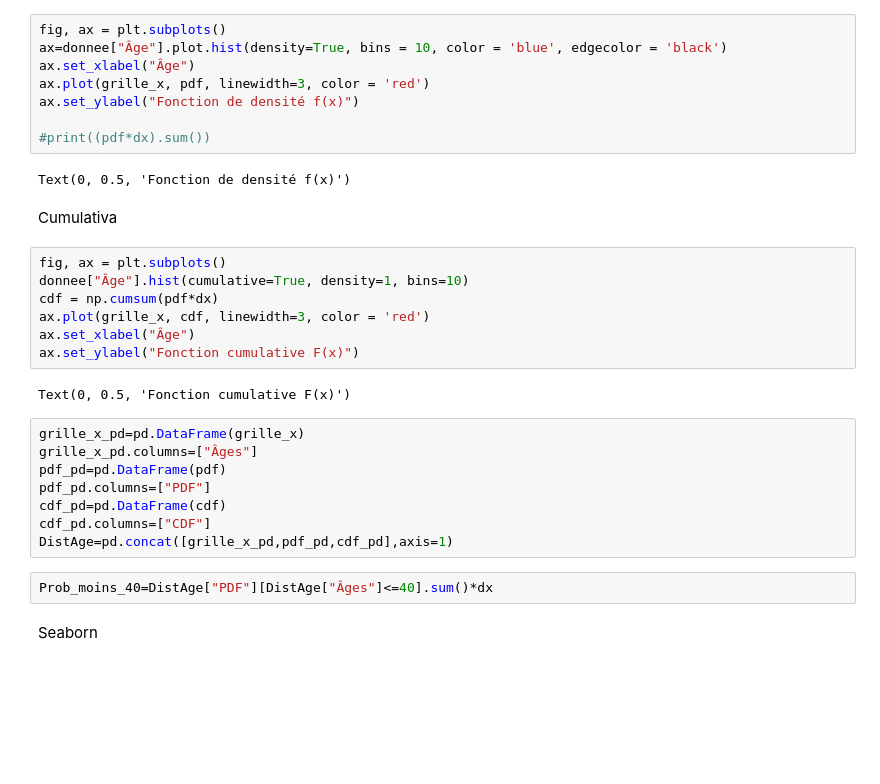
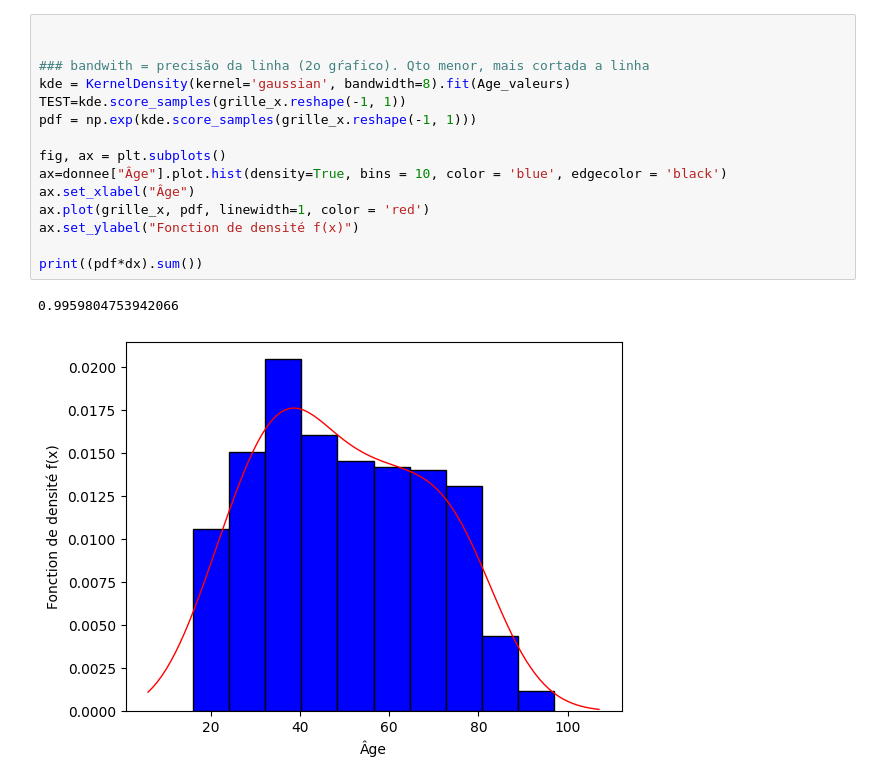
Before and after one commit to rennyatwork/CegepSteFoy_IA, a Jupyter notebook: 04_Eda/09/Codes Python/E09_1.ipynb, the cells around one changed output. Cells and saved outputs as stored; diff of their text form; blank space fills up the shorter version.

```diff
--- a/04_Eda/09/Codes Python/E09_1.ipynb
+++ b/04_Eda/09/Codes Python/E09_1.ipynb
@@ -106,33 +58,18 @@ pdf = np.exp(kde.score_samples(grille_x.reshape(-1, 1)))
 # %%
+
+
+### bandwith = precisão da linha (2o gŕafico). Qto menor, mais cortada a linha
+kde = KernelDensity(kernel='gaussian', bandwidth=8).fit(Age_valeurs)
+TEST=kde.score_samples(grille_x.reshape(-1, 1))
+pdf = np.exp(kde.score_samples(grille_x.reshape(-1, 1)))
+
 fig, ax = plt.subplots()
 ax=donnee["Âge"].plot.hist(density=True, bins = 10, color = 'blue', edgecolor = 'black')
 ax.set_xlabel("Âge")
-ax.plot(grille_x, pdf, linewidth=3, color = 'red')
+ax.plot(grille_x, pdf, linewidth=1, color = 'red')
 ax.set_ylabel("Fonction de densité f(x)")
 
-#print((pdf*dx).sum())
+print((pdf*dx).sum())
 # %% [output]
-Text(0, 0.5, 'Fonction de densité f(x)')
+0.9959804753942066
+[figure, added]
-# %% [markdown]
-Cumulativa
-# %%
-fig, ax = plt.subplots()
-donnee["Âge"].hist(cumulative=True, density=1, bins=10)
-cdf = np.cumsum(pdf*dx)
-ax.plot(grille_x, cdf, linewidth=3, color = 'red')
-ax.set_xlabel("Âge")
-ax.set_ylabel("Fonction cumulative F(x)")
-# %% [output]
-Text(0, 0.5, 'Fonction cumulative F(x)')
-# %%
-grille_x_pd=pd.DataFrame(grille_x)
-grille_x_pd.columns=["Âges"]
-pdf_pd=pd.DataFrame(pdf)
-pdf_pd.columns=["PDF"]
-cdf_pd=pd.DataFrame(cdf)
-cdf_pd.columns=["CDF"]
-DistAge=pd.concat([grille_x_pd,pdf_pd,cdf_pd],axis=1)
-# %%
-Prob_moins_40=DistAge["PDF"][DistAge["Âges"]<=40].sum()*dx
-# %% [markdown]
-Seaborn
```
Also changed, not shown: parts of 18 cells of this notebook, 20 other files.
